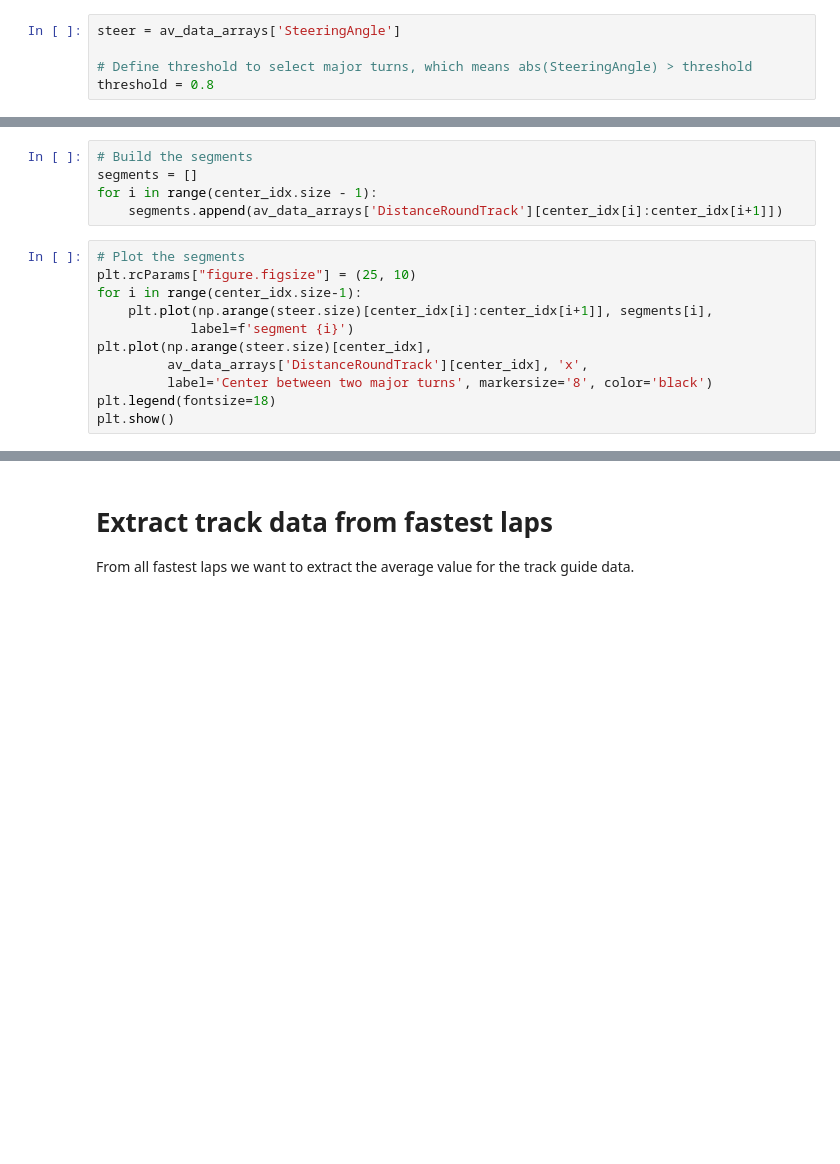
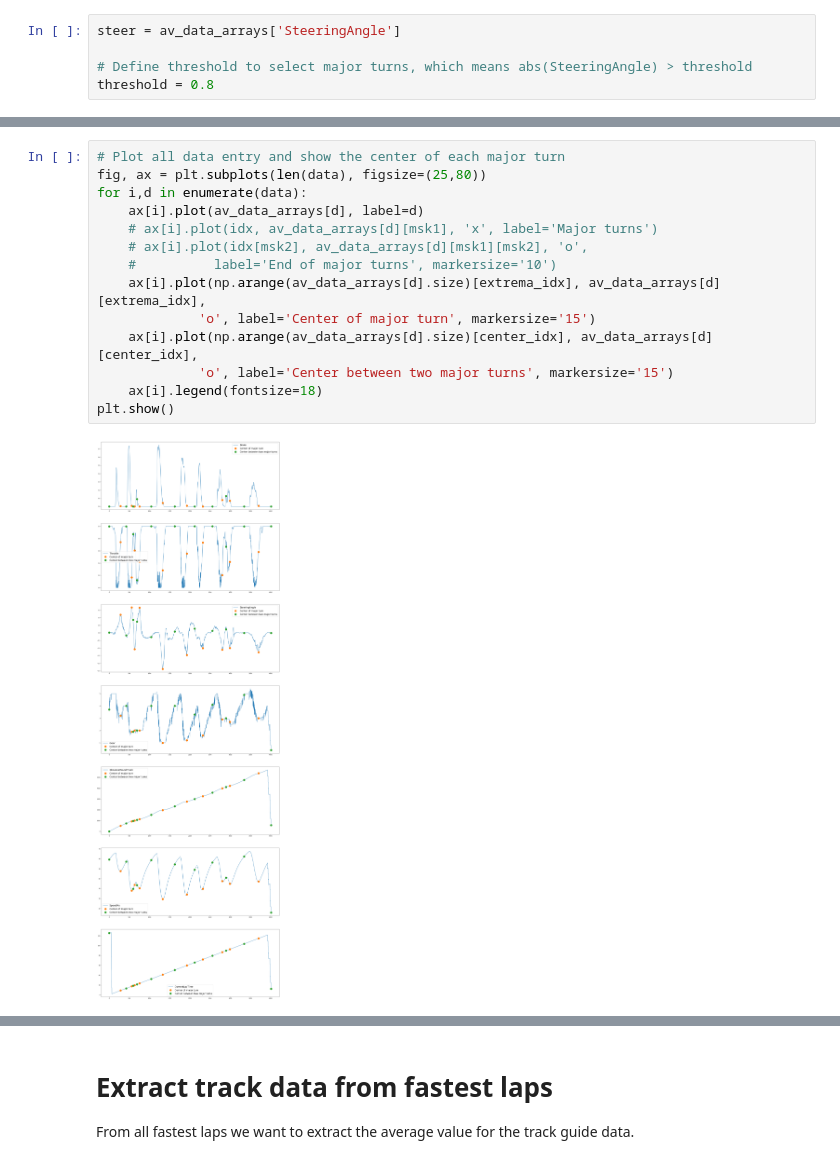
Before and after one commit to b4mad/racing, a Jupyter notebook: notebooks/fast_lap_analysis.ipynb, the cells around one changed output, grey strips where cells are left out. Cells and saved outputs as stored; diff of their text form; blank space fills up the shorter version.

```diff
--- a/notebooks/fast_lap_analysis.ipynb
+++ b/notebooks/fast_lap_analysis.ipynb
@@ -449,16 +429,0 @@ plt.show()
-# %%
-# Build the segments
-segments = []
-for i in range(center_idx.size - 1):
-    segments.append(av_data_arrays['DistanceRoundTrack'][center_idx[i]:center_idx[i+1]])
-# %%
-# Plot the segments
-plt.rcParams["figure.figsize"] = (25, 10)
-for i in range(center_idx.size-1):
-    plt.plot(np.arange(steer.size)[center_idx[i]:center_idx[i+1]], segments[i],
-            label=f'segment {i}')
-plt.plot(np.arange(steer.size)[center_idx],
-         av_data_arrays['DistanceRoundTrack'][center_idx], 'x',
-         label='Center between two major turns', markersize='8', color='black')
-plt.legend(fontsize=18)
-plt.show()
@@ -466,0 +469,16 @@ plt.show()
+# %%
+# Plot all data entry and show the center of each major turn
+fig, ax = plt.subplots(len(data), figsize=(25,80))
+for i,d in enumerate(data):
+    ax[i].plot(av_data_arrays[d], label=d)
+    # ax[i].plot(idx, av_data_arrays[d][msk1], 'x', label='Major turns')
+    # ax[i].plot(idx[msk2], av_data_arrays[d][msk1][msk2], 'o',
+    #          label='End of major turns', markersize='10')
+    ax[i].plot(np.arange(av_data_arrays[d].size)[extrema_idx], av_data_arrays[d][extrema_idx],
+             'o', label='Center of major turn', markersize='15')
+    ax[i].plot(np.arange(av_data_arrays[d].size)[center_idx], av_data_arrays[d][center_idx],
+             'o', label='Center between two major turns', markersize='15')
+    ax[i].legend(fontsize=18)
+plt.show()
+# %% [output]
+[figure, added]
```
Also changed, not shown: parts of 22 cells of this notebook.
